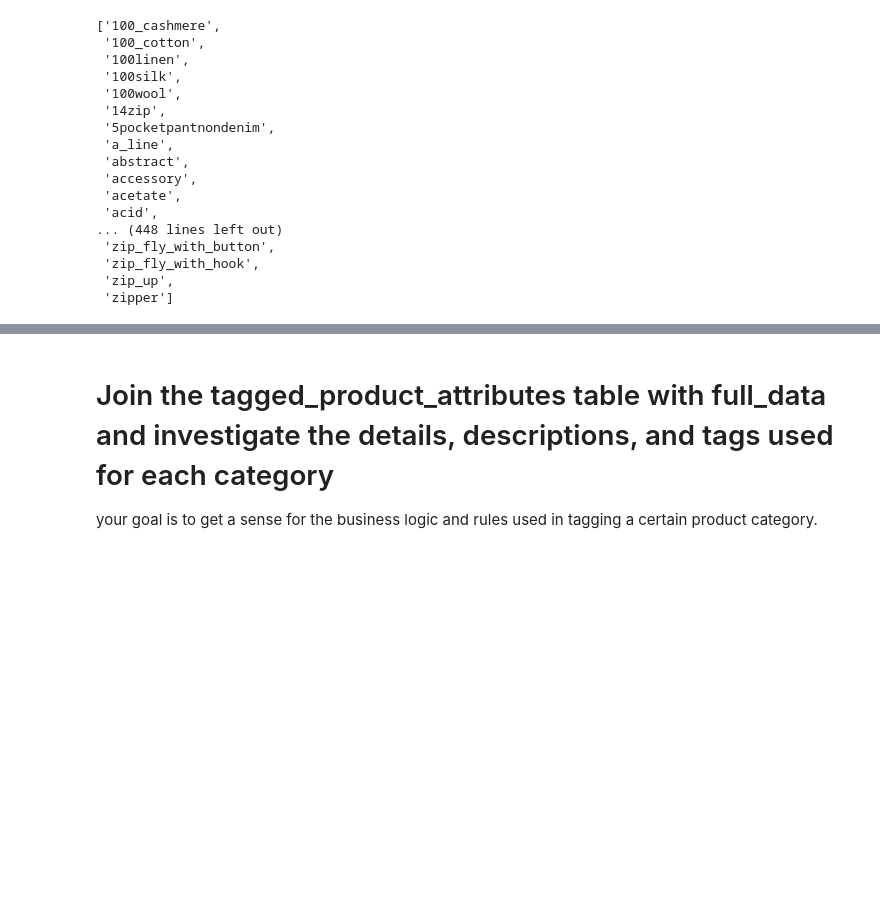
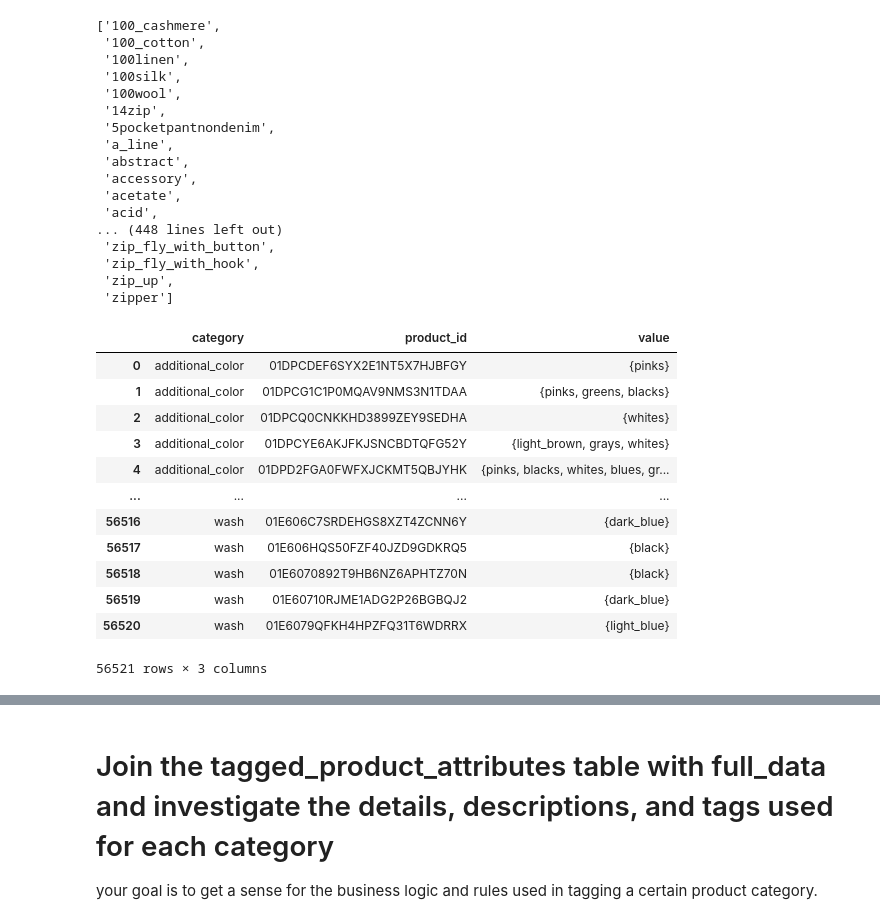
Before and after one commit to yixinouyang/dso-560-nlp-and-text-analytics, a Jupyter notebook: project/pre-processing.ipynb, the cells around one changed output, grey strips where cells are left out. Saved outputs shown, nothing was run; the diff lists cells and outputs as text; code cells hidden in the pictures; blank space fills up the shorter version.

```diff
--- a/project/pre-processing.ipynb
+++ b/project/pre-processing.ipynb
@@ -133,3 +133,23 @@ sorted(tag_df.attribute_value_new.unique())
  'zip_fly_with_hook',
  'zip_up',
  'zipper']
+# %%
+clean_tag_df = pd.DataFrame(tag_df[['product_id','attribute_name_new','attribute_value_new']]
+                            .groupby(['attribute_name_new','product_id'])
+                            .attribute_value_new
+                            .apply(set)).reset_index().rename(columns={'attribute_name_new': 'category', 'attribute_value_new': 'value'})
+clean_tag_df
+# %% [output]
+|  | category | product_id | value |
+| 0 | additional_color | 01DPCDEF6SYX2E1NT5X7HJBFGY | {pinks} |
+| 1 | additional_color | 01DPCG1C1P0MQAV9NMS3N1TDAA | {pinks, greens, blacks} |
+| 2 | additional_color | 01DPCQ0CNKKHD3899ZEY9SEDHA | {whites} |
+| 3 | additional_color | 01DPCYE6AKJFKJSNCBDTQFG52Y | {light_brown, grays, whites} |
+| 4 | additional_color | 01DPD2FGA0FWFXJCKMT5QBJYHK | {pinks, blacks, whites, blues, gr... |
+| ... | ... | ... | ... |
+| 56516 | wash | 01E606C7SRDEHGS8XZT4ZCNN6Y | {dark_blue} |
+| 56517 | wash | 01E606HQS50FZF40JZD9GDKRQ5 | {black} |
+| 56518 | wash | 01E6070892T9HB6NZ6APHTZ70N | {black} |
+| 56519 | wash | 01E60710RJME1ADG2P26BGBQJ2 | {dark_blue} |
+| 56520 | wash | 01E6079QFKH4HPZFQ31T6WDRRX | {light_blue} |
+56521 rows × 3 columns
```
Also changed, not shown: parts of 18 cells of this notebook.
